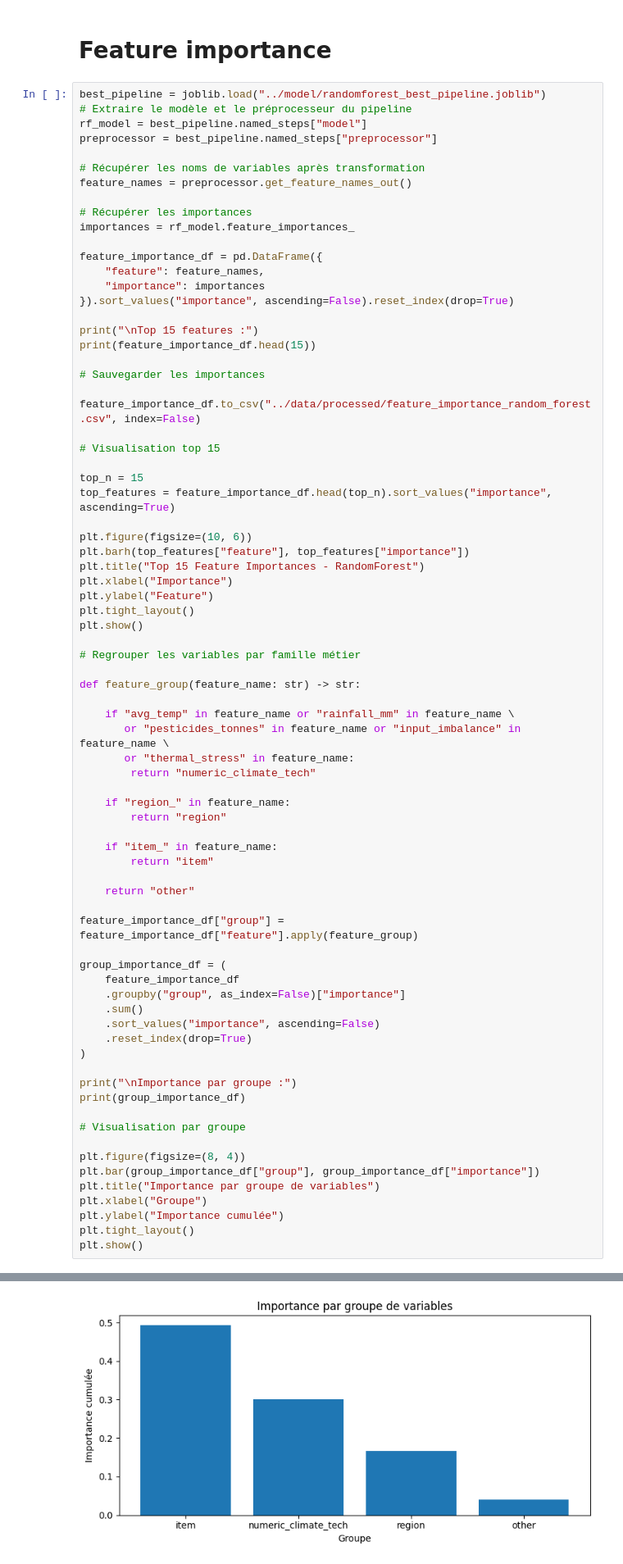
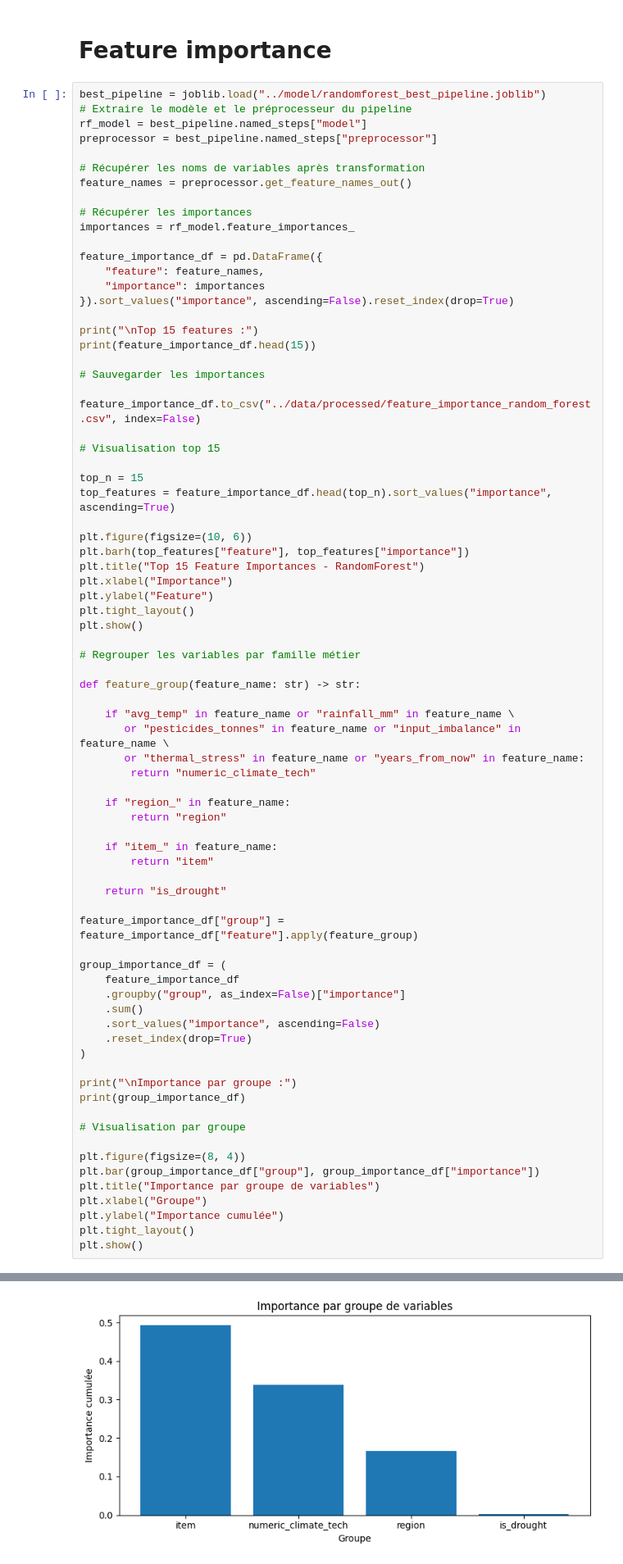
Before and after one commit to SCFlorian/Systeme_recommandation_agricole, a Jupyter notebook: notebooks/notebook_modelisation.ipynb, the cells around one changed output, grey strips where cells are left out. Shown at 82% size. Cells and saved outputs as stored; diff of their text form.

```diff
--- a/notebooks/notebook_modelisation.ipynb
+++ b/notebooks/notebook_modelisation.ipynb
@@ -937,7 +937,7 @@ def feature_group(feature_name: str) -> str:
 
     if "avg_temp" in feature_name or "rainfall_mm" in feature_name \
        or "pesticides_tonnes" in feature_name or "input_imbalance" in feature_name \
-       or "thermal_stress" in feature_name:
+       or "thermal_stress" in feature_name or "years_from_now" in feature_name:
         return "numeric_climate_tech"
 
     if "region_" in feature_name:
@@ -946,7 +946,7 @@ def feature_group(feature_name: str) -> str:
     if "item_" in feature_name:
         return "item"
 
-    return "other"
+    return "is_drought"
 
 feature_importance_df["group"] = feature_importance_df["feature"].apply(feature_group)
 
@@ -998 +998 @@ Importance par groupe :
-[figure, old version]
+[figure, new version]
```
Also changed, not shown: parts of 1 cell of this notebook, 1 other file.
